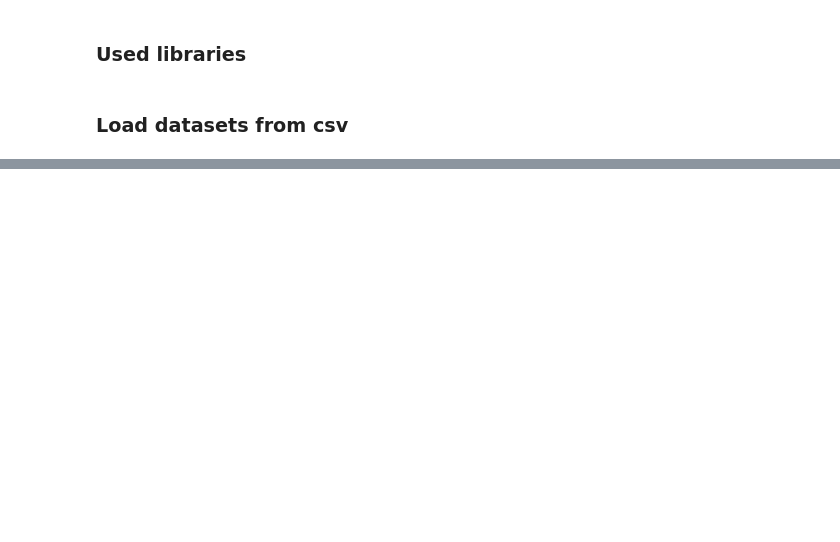
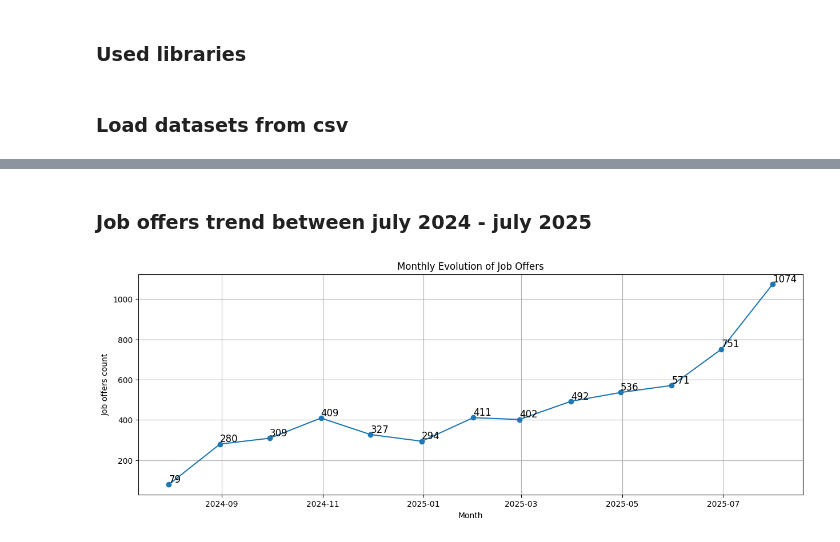
Before and after one commit to sarah-ursula-randriarivelo/job_offer_analysis, a Jupyter notebook: step_05_job_offer_visualization.ipynb, the cells around one changed output, grey strips where cells are left out. Drawn from its saved outputs; the diff is of its cells as text; code cells hidden in the pictures; blank space fills up the shorter version.

```diff
--- a/step_05_job_offer_visualization.ipynb
+++ b/step_05_job_offer_visualization.ipynb
@@ -75,0 +71,24 @@ plt.show()
+# %% [markdown]
+### Job offers trend between july 2024 -  july 2025
+# %%
+df['offers_date'] = pd.to_datetime(df['offers_date'], format='%d/%m/%Y')
+
+monthly_counts = df.resample('ME', on='offers_date').size()
+
+fig, ax = plt.subplots(figsize=(15,5))
+
+ax.plot(monthly_counts.index, monthly_counts.values, marker='o')
+
+for x, y in zip(monthly_counts.index, monthly_counts.values):
+    ax.text(x, y, str(y), va='bottom', fontsize=12)
+
+ax.set(
+    xlabel='Month',
+    ylabel='Job offers count',
+    title='Monthly Evolution of Job Offers'
+)
+
+ax.grid(True)
+plt.show()
+# %% [output]
+[figure, added]
```
Also changed, not shown: parts of 11 cells of this notebook, 7 other files.
